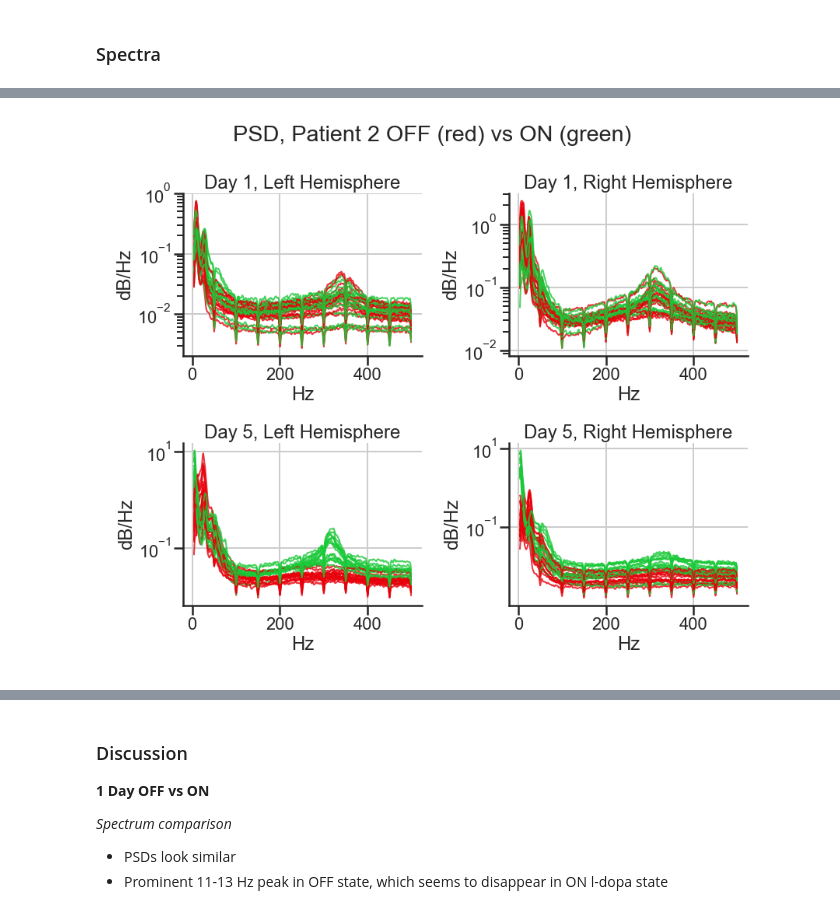
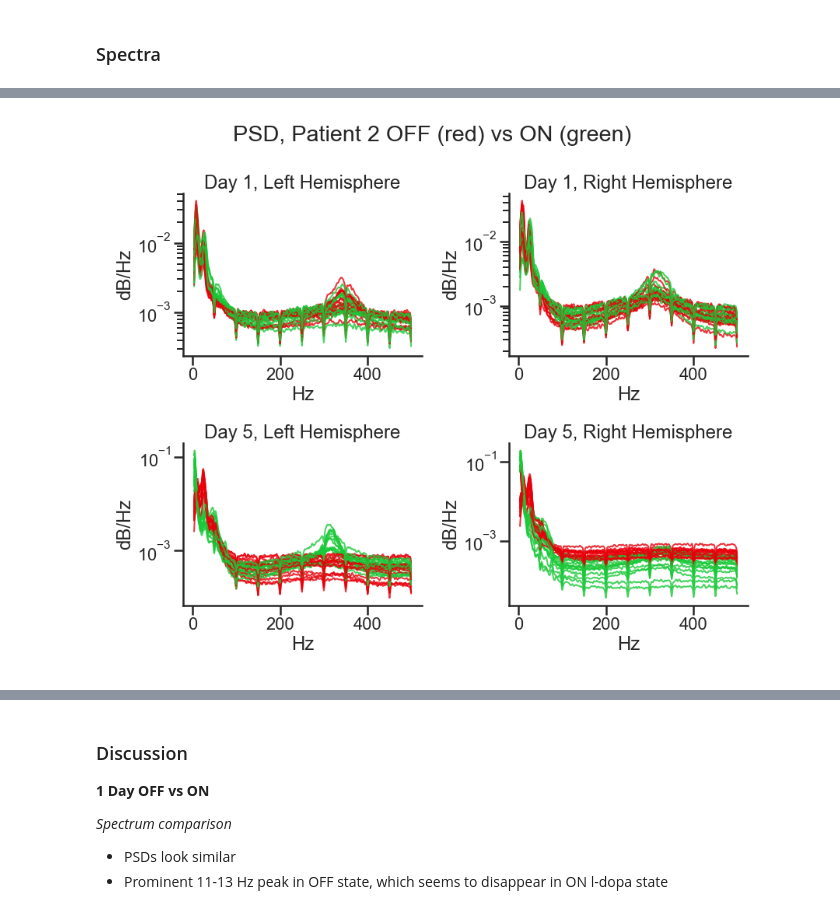
Before and after one commit to atimcenko/pac, a Jupyter notebook: PAC_workspace.ipynb, the cells around one changed output, grey strips where cells are left out. Saved outputs shown, nothing was run; the diff lists cells and outputs as text; code cells hidden in the pictures.

```diff
--- a/PAC_workspace.ipynb
+++ b/PAC_workspace.ipynb
@@ -554,17 +554,20 @@ conditions_5day_rest = ["5Day OFF Rest 180sec", "5Day ON Rest 180sec"]
 
 sf = 2000
 
+nperseg = int(1.5 * sf)
+noverlap = int(1/2 * nperseg)
 welch_kwargs = {'window': 'hann',
-                'nperseg': int(1.5 * sf),
-                'noverlap': int(1/2 * nperseg),
+                'nperseg': nperseg,
+                'noverlap': noverlap,
                 'nfft': None,
                 'detrend': 'constant',
                 'scaling': 'density'}
 
-psd_params = {'show_freqs': [4, 80], 'log': False, 'smooth': False, 'sigma': 1, 'welch_kwargs': welch_kwargs}
+psd_params = {'show_freqs': [2, 80], 'log': False, 'smooth': False, 'sigma': 1, 'welch_kwargs': welch_kwargs}
 
 
 sns.set_context("poster")
+sns.set_style("ticks")
 colors = ['r', 'g']
 
 fig, axes = plt.subplots(2, 2, figsize=(16, 10))
@@ -577,7 +580,9 @@ for placement in p2.placements:
         ax = axes[0, 1]
     for i, condition in enumerate(conditions_1day_rest):
         lfp = p2.lfp[condition][placement]
-        lfp.show_psd(ax=ax, **psd_params, color=colors[i], alpha=0.8, linewidth=2)
+        new_lfp = lfp.copy()
+        new_lfp.data /= new_lfp.data.std()
+        new_lfp.show_psd(ax=ax, **psd_params, color=colors[i], alpha=0.8, linewidth=2)
         #ax.set_ylim((0, 3))
 
 axes[0, 0].set_title("Day 1, Left Hemisphere")
@@ -593,7 +598,9 @@ for placement in p2.placements:
         ax = axes[1, 1]
     for i, condition in enumerate(conditions_5day_rest):
         lfp = p2.lfp[condition][placement]
-        lfp.show_psd(ax=ax, **psd_params, color=colors[i], alpha=0.8, linewidth=2)
+        new_lfp = lfp.copy()
+        new_lfp.data /= new_lfp.data.std()
+        new_lfp.show_psd(ax=ax, **psd_params, color=colors[i], alpha=0.8, linewidth=2)
         #ax.set_ylim((0, 15))
 
 axes[1, 0].set_title("Day 5, Left Hemisphere")
@@ -610,9 +617,13 @@ plt.show()
 #%matplotlib widget
 %matplotlib widget
 
+
+nperseg = int(1 * sf)
+noverlap = int(1/2 * nperseg)
+
 welch_kwargs = {'window': 'hann',
-                'nperseg': int(1 * sf),
-                'noverlap': int(1/2 * nperseg),
+                'nperseg': nperseg,
+                'noverlap': noverlap,
                 'nfft': None,
                 'detrend': 'constant',
                 'scaling': 'density'}
@@ -632,36 +643,40 @@ for placement in p2.placements:
     if "R" in placement:
         ax = axes[0, 1]
     for i, condition in enumerate(conditions_1day_rest):
         lfp = p2.lfp[condition][placement]
-        lfp.show_psd(ax=ax, **psd_params, color=colors[i], alpha=0.8, linewidth=2)
+        new_lfp = lfp.copy()
+        new_lfp.data /= new_lfp.data.std()
+        new_lfp.show_psd(ax=ax, **psd_params, color=colors[i], alpha=0.8, linewidth=2)
         #ax.set_ylim((0, 3))
 
 axes[0, 0].set_title("Day 1, Left Hemisphere")
 axes[0, 1].set_title("Day 1, Right Hemisphere")
 #ax.set_ylim((1e-2, 1))
 sns.despine()
 #ax.legend(ncol=3)
 
 for placement in p2.placements:
     if "L" in placement:
         ax = axes[1, 0]
     if "R" in placement:
         ax = axes[1, 1]
     for i, condition in enumerate(conditions_5day_rest):
         lfp = p2.lfp[condition][placement]
-        lfp.show_psd(ax=ax, **psd_params, color=colors[i], alpha=0.8, linewidth=2)
+        new_lfp = lfp.copy()
+        new_lfp.data /= new_lfp.data.std()
+        new_lfp.show_psd(ax=ax, **psd_params, color=colors[i], alpha=0.8, linewidth=2)
         #ax.set_ylim((0, 15))
 
 axes[1, 0].set_title("Day 5, Left Hemisphere")
 axes[1, 1].set_title("Day 5, Right Hemisphere")
 #ax.set_ylim((1e-2, 1))
 sns.despine()
 #ax.legend(ncol=3)
 
 plt.tight_layout()
 plt.show()
 # %% [output]
-[figure, old version]
+[figure, new version]
 # %%
 # 1Day Rest OFF vs ON
 
```
Also changed, not shown: parts of 7 cells of this notebook.
